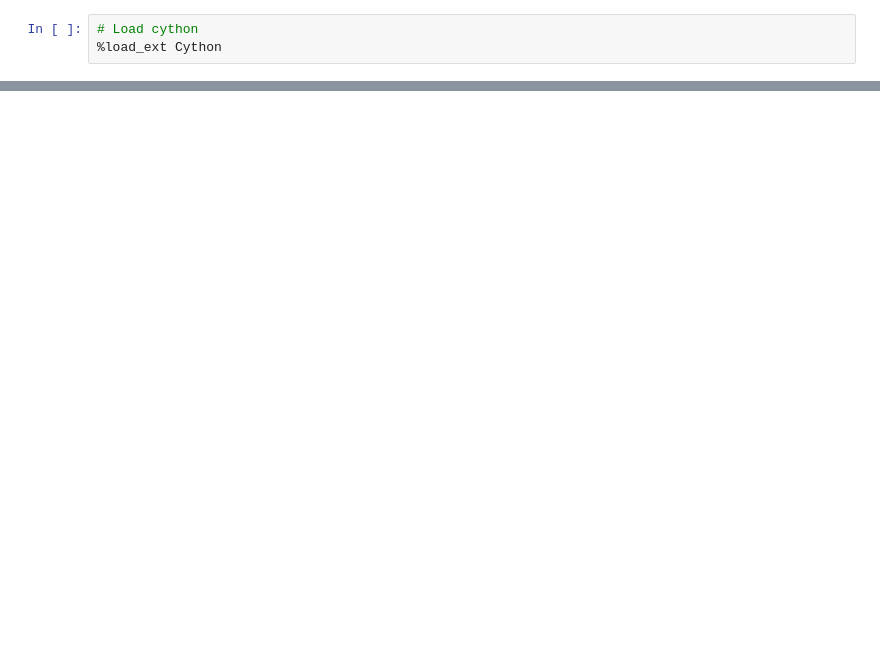
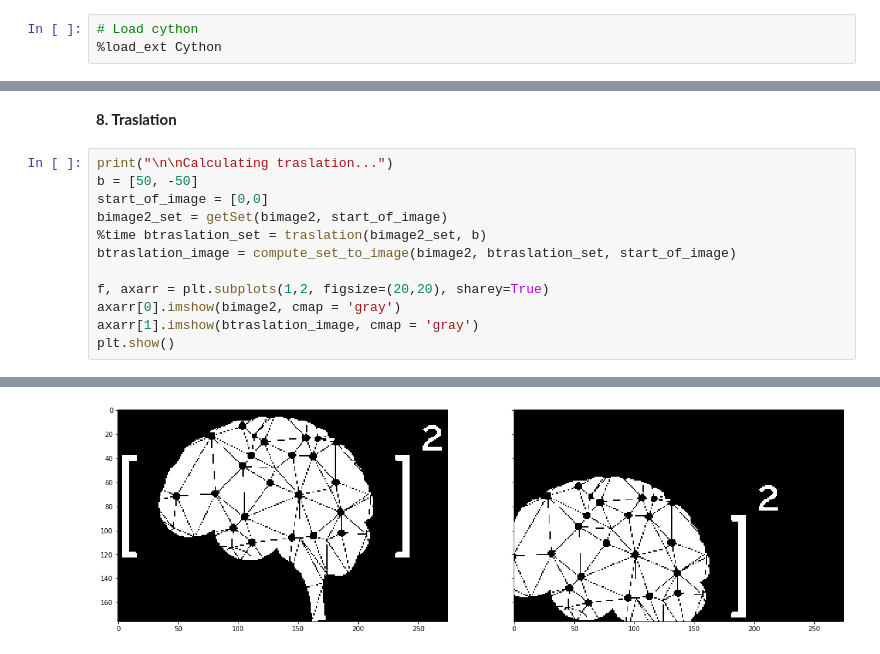
Before and after one commit to bryanblancas/ImageAnalysis, a Jupyter notebook: P4_SetMathematicalMorphology/IA_04_2016630031_BPBI.ipynb, the cells around one changed output, grey strips where cells are left out. Drawn from its saved outputs; the diff is of its cells as text; blank space fills up the shorter version.

```diff
--- a/P4_SetMathematicalMorphology/IA_04_2016630031_BPBI.ipynb
+++ b/P4_SetMathematicalMorphology/IA_04_2016630031_BPBI.ipynb
@@ -500,0 +601,15 @@ Wall time: 385 ms
+# %% [markdown]
+**8. Traslation**
+# %%
+print("\n\nCalculating traslation...")
+b = [50, -50]
+start_of_image = [0,0]
+bimage2_set = getSet(bimage2, start_of_image)
+%time btraslation_set = traslation(bimage2_set, b)
+btraslation_image = compute_set_to_image(bimage2, btraslation_set, start_of_image)
+
+f, axarr = plt.subplots(1,2, figsize=(20,20), sharey=True)
+axarr[0].imshow(bimage2, cmap = 'gray')
+axarr[1].imshow(btraslation_image, cmap = 'gray')
+plt.show()
+# %% [output]
@@ -500,0 +619 @@ Wall time: 385 ms
+[figure, added]
```
Also changed, not shown: parts of 26 cells of this notebook, 17 other files.
